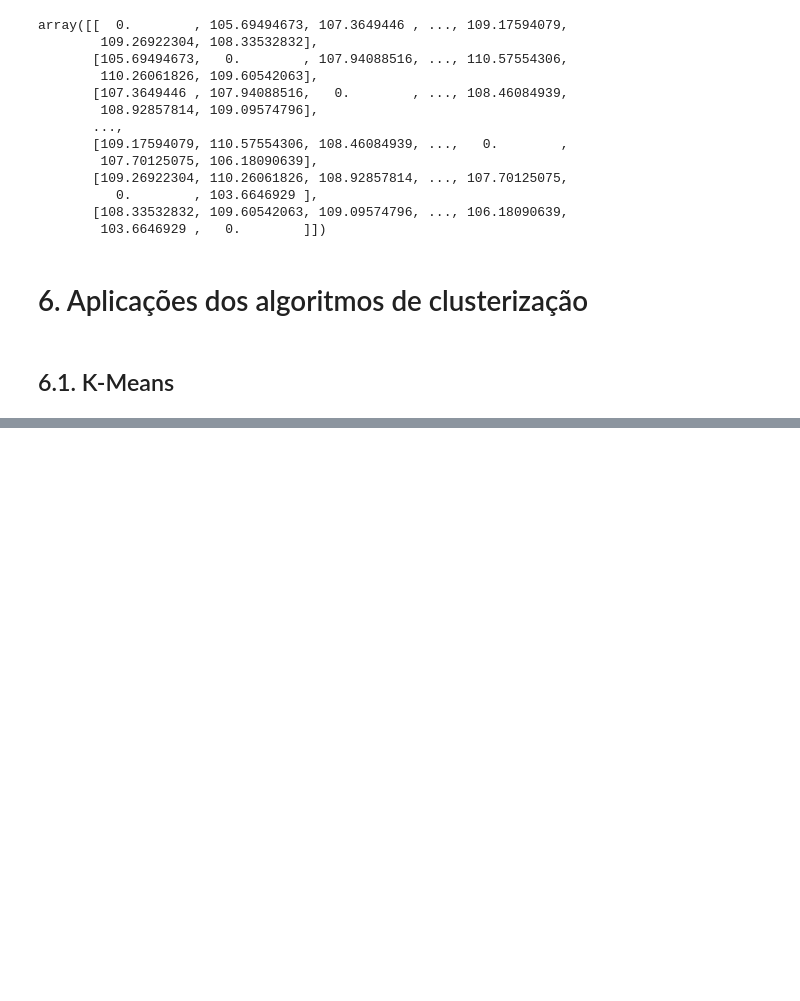
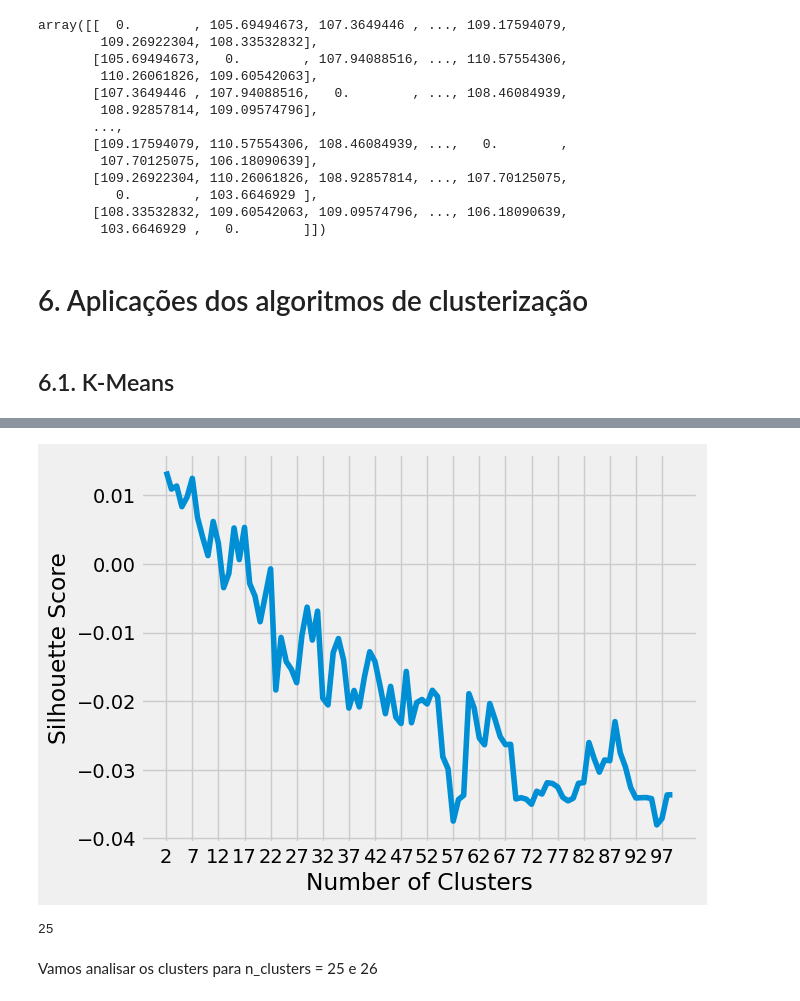
Before and after one commit to wpfaltz/Data-Mining, a Jupyter notebook: Trabalho 4/Notebook.ipynb, the cells around one changed output, grey strips where cells are left out. Drawn from its saved outputs; the diff is of its cells as text; code cells hidden in the pictures; blank space fills up the shorter version.

```diff
--- a/Trabalho 4/Notebook.ipynb
+++ b/Trabalho 4/Notebook.ipynb
@@ -378,0 +421,15 @@ np.unique(kmeans_labels, return_counts=True)
+# %%
+plt.style.use("fivethirtyeight")
+plt.plot(range(2, 100), silhouette_avg_scores)
+plt.xticks(range(2, 100, 5))
+plt.xlabel("Number of Clusters")
+plt.ylabel("Silhouette Score")
+plt.show()
+# %% [output]
+[figure, added]
+# %%
+KneeLocator(range(2,100), inertias, curve='convex', direction='decreasing').elbow
+# %% [output]
+25
+# %% [markdown]
+Vamos analisar os clusters para n_clusters = 25 e 26
```
Also changed, not shown: parts of 36 cells of this notebook.
